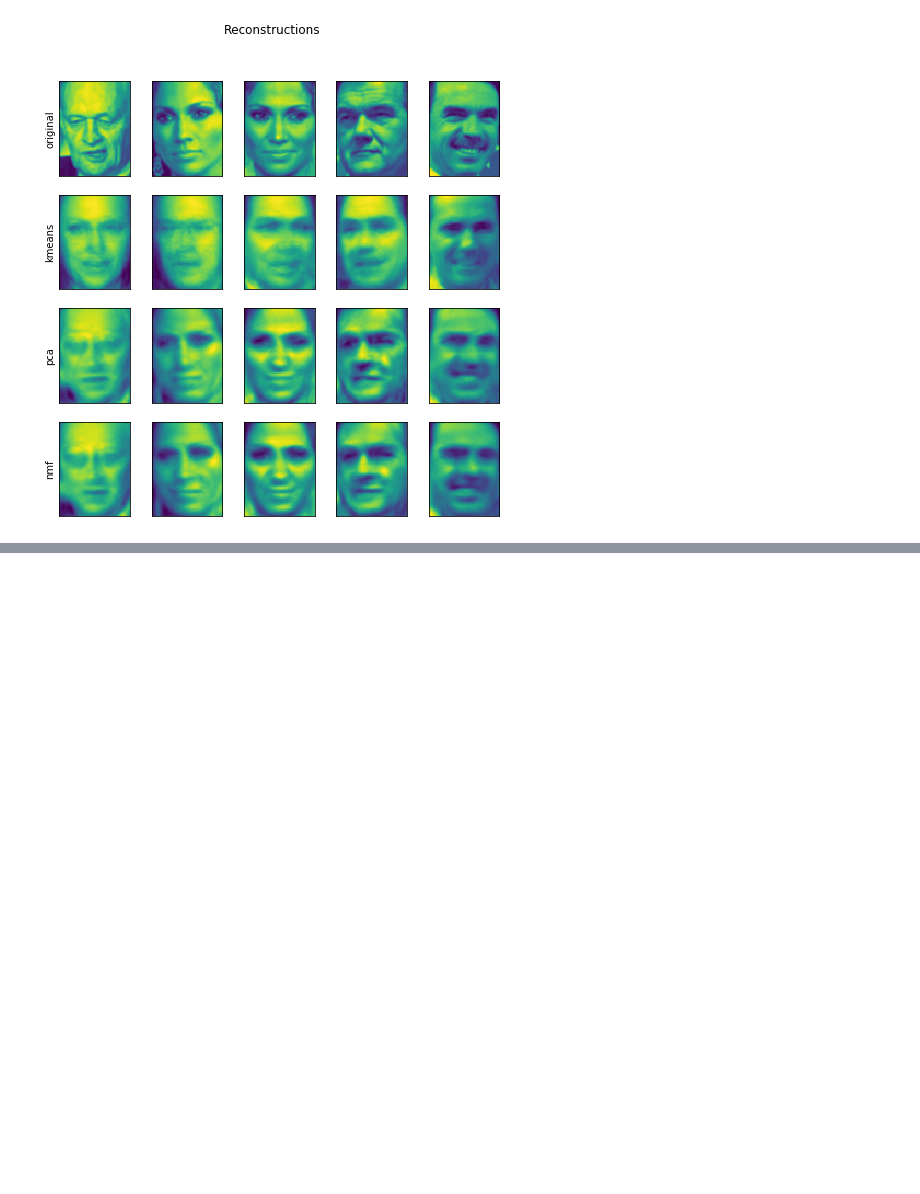
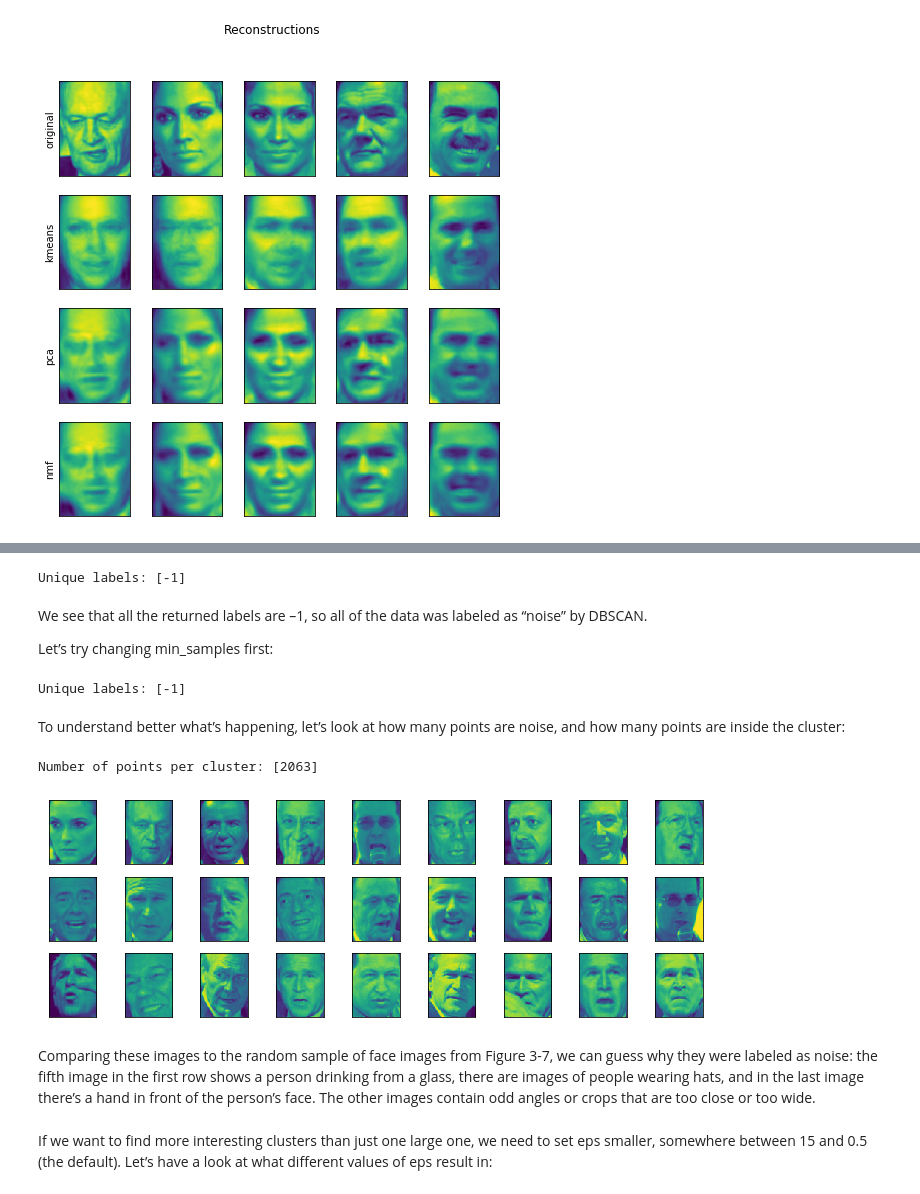
Before and after one commit to barto-ber/Machine-Learning-Projects, a Jupyter notebook: b_people.ipynb, the cells around one changed output, grey strips where cells are left out. Drawn from its saved outputs; the diff is of its cells as text; code cells hidden in the pictures; blank space fills up the shorter version.

```diff
--- a/b_people.ipynb
+++ b/b_people.ipynb
@@ -390,0 +403,7 @@ Text(0, 0.5, 'nmf')
+# %%
+# extract eigenfaces from lfw data and transform data
+from sklearn.decomposition import PCA
+
+pca = PCA(n_components=100, whiten=True, random_state=0)
+pca.fit_transform(X_people)
+X_pca = pca.transform(X_people)
@@ -390,0 +412,47 @@ Text(0, 0.5, 'nmf')
+# %%
+from sklearn.cluster import DBSCAN
+# apply DBSCAN with default parameters
+dbscan = DBSCAN()
+labels = dbscan.fit_predict(X_pca)
+print("Unique labels: {}".format(np.unique(labels)))
+# %% [output]
+Unique labels: [-1]
+# %% [markdown]
+We see that all the returned labels are –1, so all of the data was labeled as “noise” by
+DBSCAN.
+
+Let’s try changing min_samples first:
+# %%
+dbscan = DBSCAN(min_samples=3)
+labels = dbscan.fit_predict(X_pca)
+print("Unique labels: {}".format(np.unique(labels)))
+# %% [output]
+Unique labels: [-1]
+# %% [markdown]
+To understand better what’s happening, let’s look at how many points are noise, and
+how many points are inside the cluster:
+# %%
+# Count number of points in all clusters and noise.
+# bincount doesn't allow negative numbers, so we need to add 1.
+# The first number in the result corresponds to noise points.
+print("Number of points per cluster: {}".format(np.bincount(labels + 1)))
+# %% [output]
+Number of points per cluster: [2063]
+# %%
+noise = X_people[labels==-1]
+fig, axes = plt.subplots(3, 9, subplot_kw={'xticks': (), 'yticks': ()},
+                        figsize=(12, 4))
+for image, ax in zip(noise, axes.ravel()):
+    ax.imshow(image.reshape(image_shape), vmin=0, vmax=1)
+# %% [output]
+[figure, added]
+# %% [markdown]
+Comparing these images to the random sample of face images from Figure 3-7, we
+can guess why they were labeled as noise: the fifth image in the first row shows a person
+drinking from a glass, there are images of people wearing hats, and in the last
+image there’s a hand in front of the person’s face. The other images contain odd angles
+or crops that are too close or too wide.
+# %% [markdown]
+If we want to find more interesting clusters than just one large one, we need to set eps
+smaller, somewhere between 15 and 0.5 (the default). Let’s have a look at what different
+values of eps result in:
```
Also changed, not shown: parts of 18 cells of this notebook.
